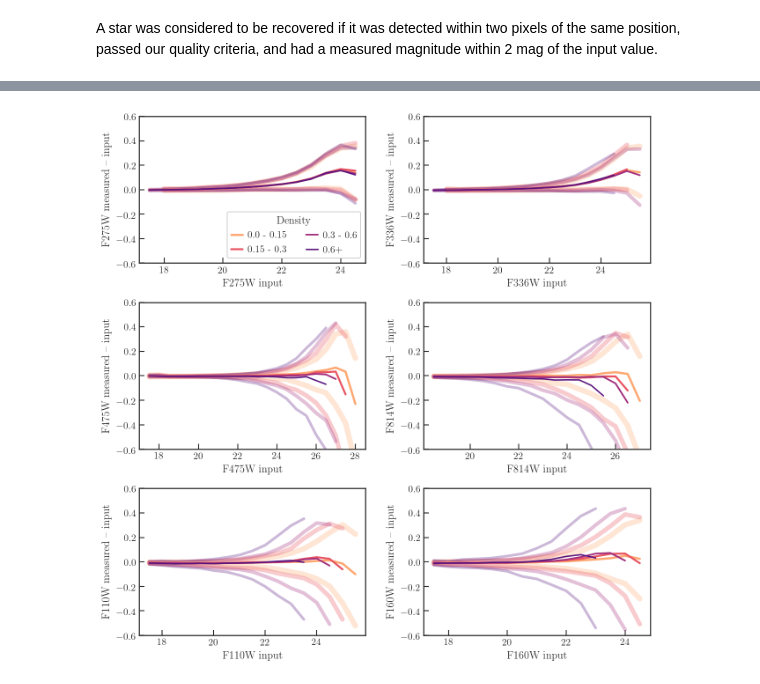
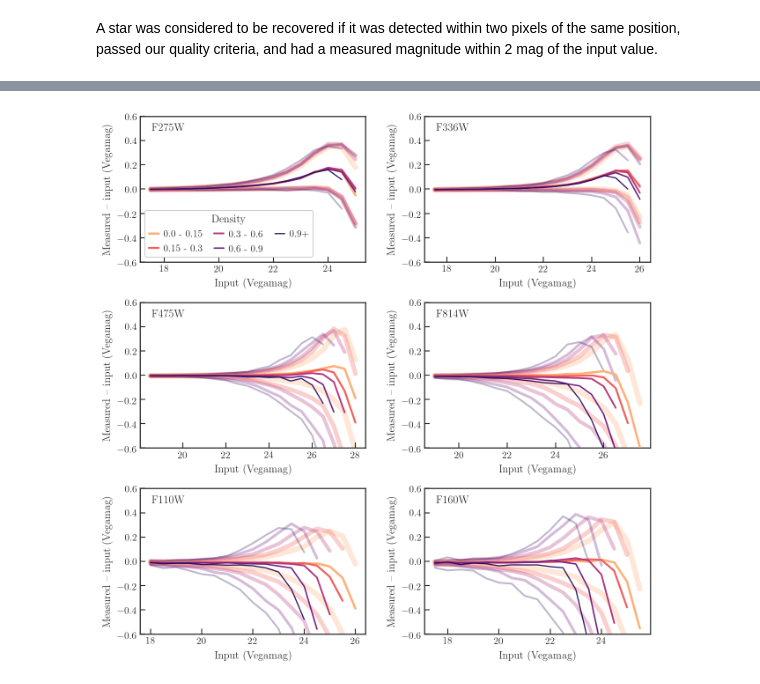
Before and after one commit to meredith-durbin/m33_survey_plots, a Jupyter notebook: AST plots.ipynb, the cells around one changed output, grey strips where cells are left out. Drawn from its saved outputs; the diff is of its cells as text; code cells hidden in the pictures.

```diff
--- a/AST plots.ipynb
+++ b/AST plots.ipynb
@@ -121,4 +123,22 @@ def plot_xy_delta(ds, uv_filt='F336W', opt_filt='F814W', ir_filt='F160W',
     add_colorbar(fig, ax3, cmap='twilight_shifted', vmin=vmin, vmax=vmax,
                  label='Median $\Delta$mag (Measured--input)')
     return fig
+# %%
+filters = ['F275W','F336W','F475W','F814W','F110W','F160W']
+density_tuples = [(0, 0.15), (0.15, 0.3), (0.3, 0.6), (0.6, 0.9), (0.9, 10)]
+
+def myround(x, n=0.5):
+    return np.round(x/n)*n
+
+ds = read_artstars(glob.glob('../artstars/*_fake_final.hdf5'))
+density_bin = np.zeros(ds.length())
+for i, (d0, d1) in enumerate(density_tuples):
+    ds.select(f'(DENSITY >= {d0}) & (DENSITY < {d1})', name=f'd{i}')
+    density = ds.evaluate_selection_mask(f'd{i}')
+    density_bin += density*(i+1)
+ds.add_column('DENSITY_BIN', density_bin)
+
+vmax_dict = {f : myround(ds.max(f'{f}_IN', selection=f'{f}_detected'))+0.5 for f in filters}
+# %%
+vmax_dict['F814W'] = 29
 # %%
@@ -179,16 +186,16 @@ Text(0, 0.5, '50\\% completeness limit')
 # %%
-df_comp['bin_lo'] = [0, 0.15, 0.3, 0.6]
-df_comp['bin_hi'] = [0.15, 0.3, 0.6, 10]
+df_comp['bin_lo'] = [0, 0.15, 0.3, 0.6, 0.9]
+df_comp['bin_hi'] = [0.15, 0.3, 0.6, 0.9, 10]
+density_str = [f'{d[0]} - {d[1]}' if (d[1] < 10) else f'{d[0]}+' for d in density_tuples]
+df_comp.set_index(pd.Index(density_str), inplace=True)
 df_comp[filters].round(2).to_latex('../table_completeness.tex')
 # %%
-def myround(x, n=0.5):
-    return np.round(x/n)*n
-
 index = pd.MultiIndex.from_product([df_comp.index.values, filters, np.arange(16, 30, 0.5)],
                                    names=['Density', 'Filter', 'Magnitude'])
 df_bias = pd.DataFrame(data=np.nan, index=index, columns=['Bias', 'RMS', 'DOLPHOT', 'Ratio'])
 
 pc_kwargs = dict(percentile_shape=10000, percentile_limits='minmax')
+
 def plot_bias(ds, df_bias=df_bias, filters=filters, df_comp=df_comp.reset_index()):
     fig, axes = plt.subplots(3, 2, figsize=(9, 9))
     axes = axes.ravel()
@@ -196,38 +203,41 @@ def plot_bias(ds, df_bias=df_bias, filters=filters, df_comp=df_comp.reset_index(
         ax = axes[i]
         pmin = 0.3 if (filt in ['F160W', 'F336W']) else 0.5 if (filt in ['F275W','F110W']) else 5
         x0 = max(myround(ds.percentile_approx(f'{filt}_IN', pmin, selection=f'{filt}_detected')), 18)
         for j in df_comp.index.values:
             density = df_comp.loc[j, ['bin_lo','bin_hi']].values
             txt = f'{density[0]} - {density[1]}' if (density[1] < 5) else f'{density[0]}+'
-            x = np.arange(x0-0.75, myround(df_comp.loc[j, filt])+0.75, 0.5)
+            x = np.arange(x0-0.75, myround(df_comp.loc[j, filt])+1.25, 0.5)
             shape_kwargs = dict(limits=[x.min(), x.max()], shape=len(x)-1)
             mask = ds.evaluate_selection_mask(f'({filt}_detected) & (DENSITY_BIN == {j+1})')
             ds.add_column(f'{filt}_{j}', mask)
             ds_ = ds[ds[f'{filt}_{j}'] == 1].extract()
             bc = ds_.bin_centers(f'{filt}_IN', **shape_kwargs)
             p25, p50, p75 = ds_.percentile_approx(f'{filt}_DELTA', [16, 50, 84],
                                                   binby=f'{filt}_IN', #selection=f'{filt}_sc',
                                                   **pc_kwargs, **shape_kwargs)
             l0, = ax.plot(bc, p50, lw=2.5-(0.3*j), zorder=1000+j, label=txt)
             ax.plot(bc, p25, alpha=0.3, lw=6-j, color=l0.get_color(), zorder=j)
             ax.plot(bc, p75, alpha=0.3, lw=6-j, color=l0.get_color(), zorder=j)
             dol = ds_.median_approx(f'{filt}_ERR', binby=f'{filt}_IN',
                                     **pc_kwargs, **shape_kwargs)
             df_bias.loc[(df_comp.loc[j, 'index'], filt, bc), 'Bias'] = p50
             df_bias.loc[(df_comp.loc[j, 'index'], filt, bc), 'RMS'] = p75 - p25
             df_bias.loc[(df_comp.loc[j, 'index'], filt, bc), 'DOLPHOT'] = dol
         ax.set_ylim(-0.6, 0.6)
-        ax.set_xlabel(f'{filt} input')
-        ax.set_ylabel(f'{filt} measured -- input')
+        ax.set_xlabel(f'Input (Vegamag)')
+        ax.set_ylabel(f'Measured -- input (Vegamag)')
         if filt == 'F275W':
-            ax.legend(loc='lower right', ncol=2, title='Density')
+            ax.legend(loc='lower left', ncol=3, handlelength=1,
+                      columnspacing=1.2, title='Density')
+        ax.text(0.05, 0.95, filt, ha='left', va='top',
+                transform=ax.transAxes)
     fig.tight_layout(w_pad=2, h_pad=1)
     return fig
 
-with sns.color_palette(sns.color_palette('magma_r', 10)[1::2]):
+with sns.color_palette(sns.color_palette('magma_r', 11)[1::2]):
     fig = plot_bias(ds)
 fig.savefig('survey_paper_figures/ast_bias_uncertainty.pdf', bbox_inches='tight')
 # %% [output]
-[figure, old version]
+[figure, new version]
 # %%
 df_bias['Ratio'] = df_bias['RMS']/df_bias['DOLPHOT']
```
Also changed, not shown: parts of 5 cells of this notebook, 11 other files.
